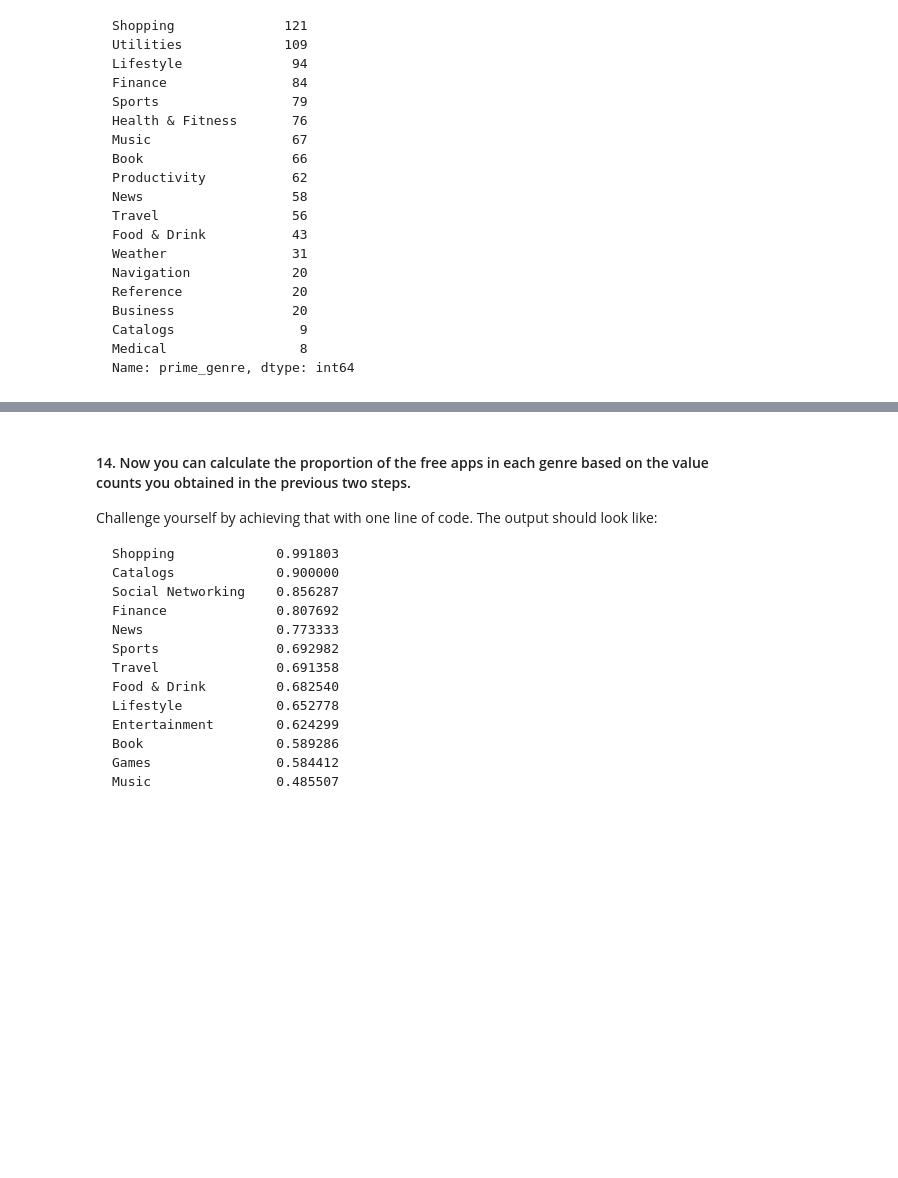
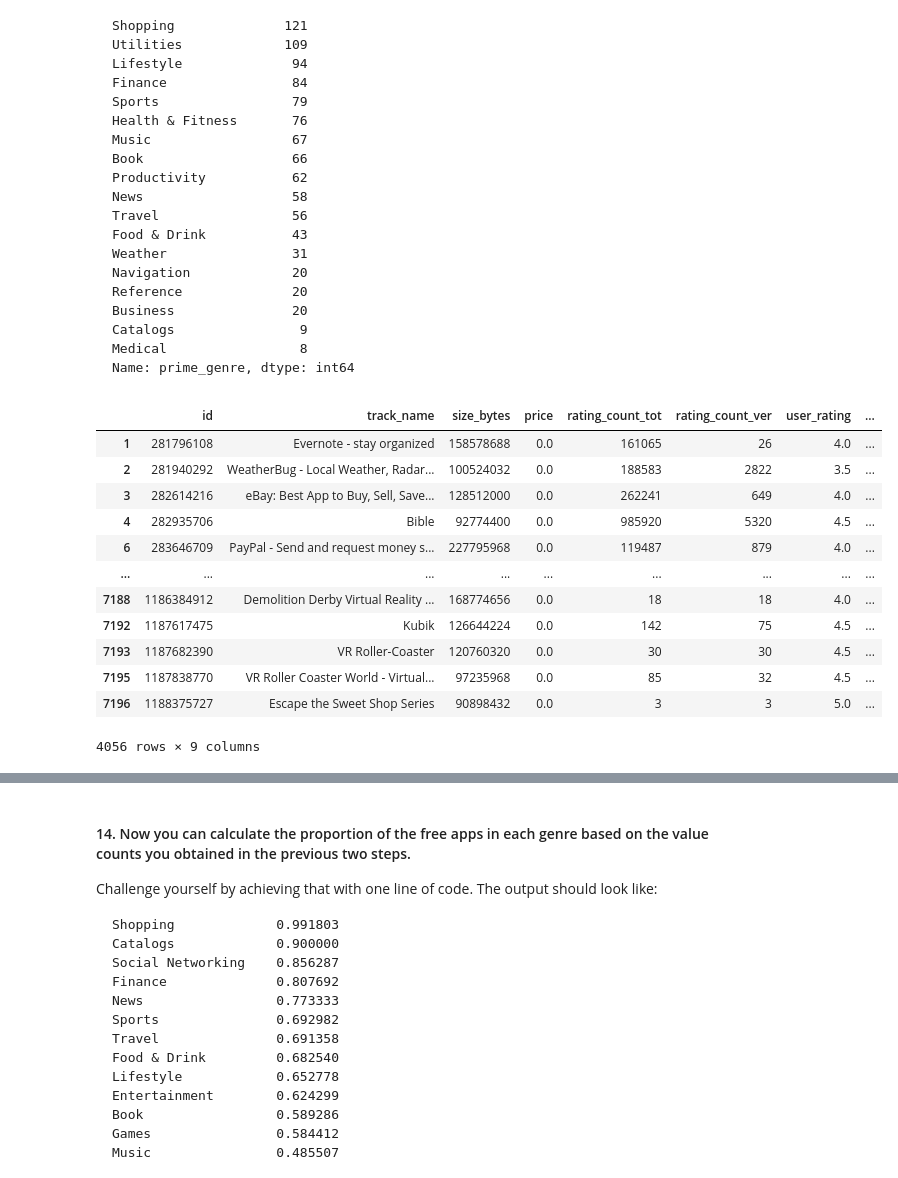
Before and after one commit to ta-data-remote/lab-pandas-deep-dive, a Jupyter notebook: your-code/main.ipynb, the cells around one changed output, grey strips where cells are left out. Cells and saved outputs as stored; diff of their text form; code cells hidden in the pictures; blank space fills up the shorter version.

```diff
--- a/your-code/main.ipynb
+++ b/your-code/main.ipynb
@@ -150,0 +222,17 @@ Name: prime_genre, dtype: int64
+# %%
+free_apps = data.loc[data["price"] == 0.00]
+free_apps
+# %% [output]
+|  | id | track_name | size_bytes | price | rating_count_tot | rating_count_ver | user_rating | ... |
+| 1 | 281796108 | Evernote - stay organized | 158578688 | 0.0 | 161065 | 26 | 4.0 | ... |
+| 2 | 281940292 | WeatherBug - Local Weather, Radar... | 100524032 | 0.0 | 188583 | 2822 | 3.5 | ... |
+| 3 | 282614216 | eBay: Best App to Buy, Sell, Save... | 128512000 | 0.0 | 262241 | 649 | 4.0 | ... |
+| 4 | 282935706 | Bible | 92774400 | 0.0 | 985920 | 5320 | 4.5 | ... |
+| 6 | 283646709 | PayPal - Send and request money s... | 227795968 | 0.0 | 119487 | 879 | 4.0 | ... |
+| ... | ... | ... | ... | ... | ... | ... | ... | ... |
+| 7188 | 1186384912 | Demolition Derby Virtual Reality ... | 168774656 | 0.0 | 18 | 18 | 4.0 | ... |
+| 7192 | 1187617475 | Kubik | 126644224 | 0.0 | 142 | 75 | 4.5 | ... |
+| 7193 | 1187682390 | VR Roller-Coaster | 120760320 | 0.0 | 30 | 30 | 4.5 | ... |
+| 7195 | 1187838770 | VR Roller Coaster World - Virtual... | 97235968 | 0.0 | 85 | 32 | 4.5 | ... |
+| 7196 | 1188375727 | Escape the Sweet Shop Series | 90898432 | 0.0 | 3 | 3 | 5.0 | ... |
+4056 rows × 9 columns
```
Also changed, not shown: parts of 36 cells of this notebook.
